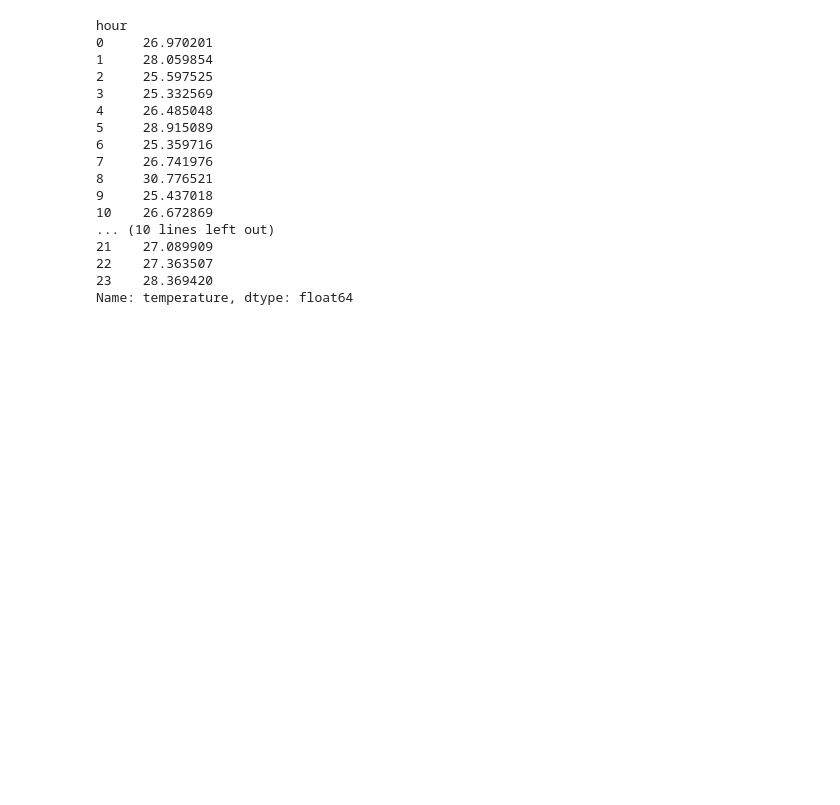
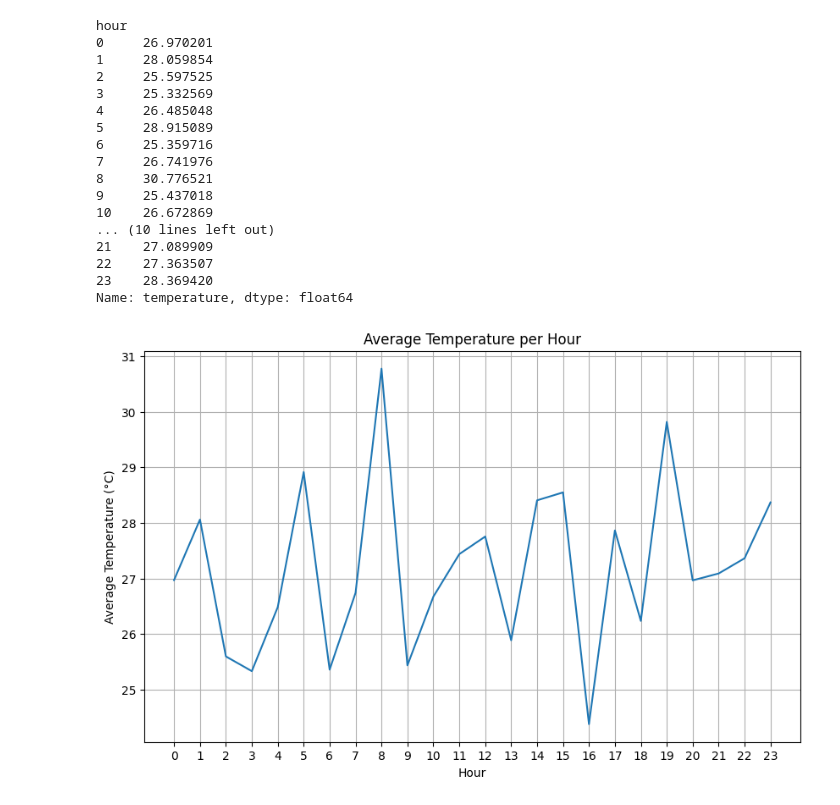
Before and after one commit to arimbawa/Big-Data, a Jupyter notebook: 01_Python_untuk_Big_Data.ipynb, the cells around one changed output. Drawn from its saved outputs; the diff is of its cells as text; code cells hidden in the pictures; blank space fills up the shorter version.

```diff
--- a/01_Python_untuk_Big_Data.ipynb
+++ b/01_Python_untuk_Big_Data.ipynb
@@ -205,7 +225,7 @@ df_iot.to_json("sample_data/iot_data.json", orient="records", date_format="iso")
 # %%
 import dask.dataframe as dd
 
-df = dd.read_csv("iot_data.csv")
+df = dd.read_csv("sample_data/iot_data.csv")
 
 # Hitung rata-rata suhu per jam
 df['timestamp'] = dd.to_datetime(df['timestamp'])
@@ -232,3 +252,17 @@ hour
 22    27.363507
 23    28.369420
 Name: temperature, dtype: float64
+# %%
+import matplotlib.pyplot as plt
+
+# Plotting the line chart
+plt.figure(figsize=(10, 6))
+plt.plot(mean_per_hour.index.compute(), mean_per_hour.values.compute())
+plt.xlabel('Hour')
+plt.ylabel('Average Temperature (°C)')
+plt.title('Average Temperature per Hour')
+plt.xticks(mean_per_hour.index.compute())
+plt.grid(True)
+plt.show()
+# %% [output]
+[figure, added]
```
Also changed, not shown: parts of 11 cells of this notebook.
